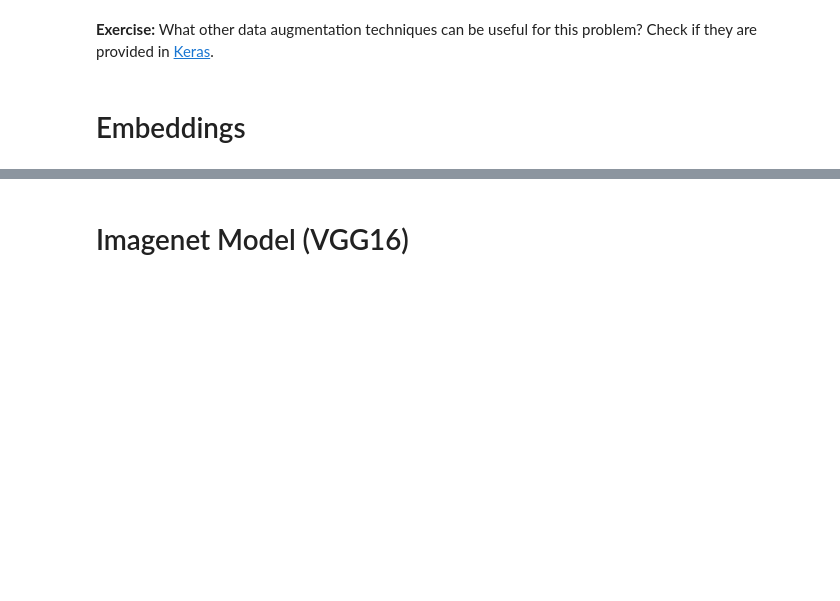
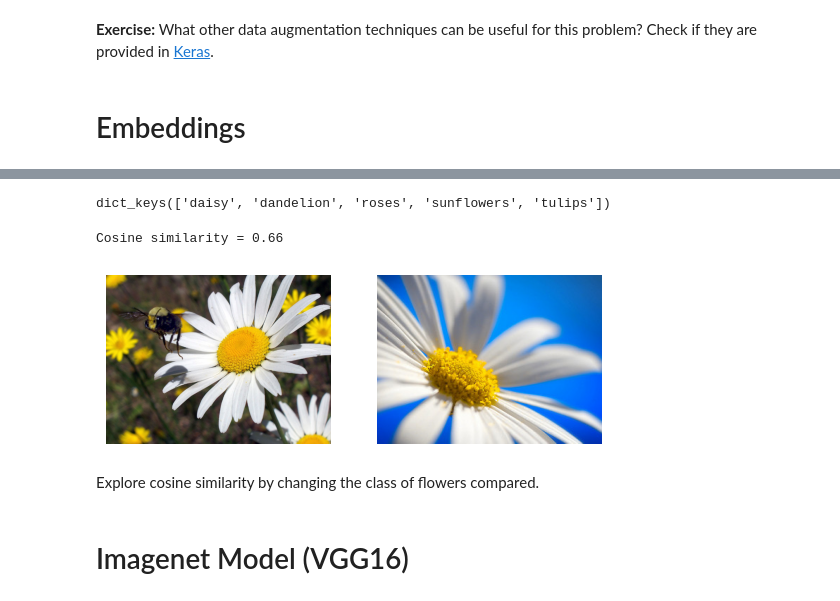
Before and after one commit to joseph-hellerstein/ai_in_practice, a Jupyter notebook: notebooks/AI_in_Practice_Day1_3_Transfer_Learning.ipynb, the cells around one changed output, grey strips where cells are left out. Cells and saved outputs as stored; diff of their text form; code cells hidden in the pictures; blank space fills up the shorter version.

Commit message:
Include embeddings with transfer learning.

```diff
--- a/notebooks/AI_in_Practice_Day1_3_Transfer_Learning.ipynb
+++ b/notebooks/AI_in_Practice_Day1_3_Transfer_Learning.ipynb
@@ -307,0 +304,22 @@ The training and validation behavior start to look more similar!
+# %%
+from tensorflow.keras.applications.resnet50 import ResNet50, preprocess_input  # type: ignore
+from tensorflow.keras.preprocessing.image import img_to_array  # type: ignore
+
+# Load the pretrained model (embeddings only, no top classification layer)
+model = ResNet50(weights="imagenet", include_top=False, pooling="avg")
+
+# Function to extract embeddings from an image
+def extract_embedding(image_path):
+    image = Image.open(image_path).convert("RGB")
+    image = image.resize((224, 224))  # Keras models expect a fixed input size
+    image_array = img_to_array(image)
+    image_array = np.expand_dims(image_array, axis=0)  # Add batch dimension
+    image_array = preprocess_input(image_array)  # Applies ImageNet normalization
+    embedding = model.predict(image_array, verbose=0)
+    return embedding.squeeze()
+
+# Example usage
+embedding = extract_embedding(IMAGE_PATH_DCT['daisy'][0])
+print(embedding.shape)
+print("\n\nFirst 10 elements of the embedding vector:")
+embedding[:10]
@@ -328,6 +357,31 @@ The result is a value between -1 and 1 that we can interpret easily:
 Notice that the cosine similarity will output values between 0 and 1 when the input vectors are positive. This is how we most commonly use it to compare embeddings. It's advantageous that it's bounded between these two values for similar and  It's also important to know that there are many other ways that we can use to compute distance between vectors, with the [Euclidean distance](https://en.wikipedia.org/wiki/Euclidean_distance) being an alternative. The cosine similarity is strongly preferred over the Euclidean distance on many information-retrieval tasks as it is indifferent to the magnitude of the embedding vectors.
 
 We can implement the cosine similarity using Numpy and the following code:
+# %%
+IMAGE_PATH_DCT.keys()
+# %% [output]
+dict_keys(['daisy', 'dandelion', 'roses', 'sunflowers', 'tulips'])
+# %%
+def get_random_image_from_class(cls):
+    idx = np.random.randint(0, len(IMAGE_PATH_DCT[cls]))
+    image_path = IMAGE_PATH_DCT[cls][idx]
+    return image_path, extract_embedding(image_path)
+def print_cosine_similarity(embedding_a, embedding_b):
+    embedding_ap = embedding_a.reshape(1, -1)
+    embedding_bp = embedding_b.reshape(1, -1)
+    cos = cosine_similarity(embedding_ap, embedding_bp)[0, 0]
+    result = f'Cosine similarity = {cos:.2f}'
+    print(result)
+##
+a_image_path, a_embedding = get_random_image_from_class('daisy')
+b_image_path, b_embedding = get_random_image_from_class('daisy')
+print_cosine_similarity(a_embedding, b_embedding)
+show_pair(Image.open(a_image_path), Image.open(b_image_path))
+# %% [output]
+Cosine similarity = 0.66
+[figure, added]
+# %% [markdown]
+Explore cosine similarity by changing the class of flowers compared.
 # %% [markdown]
 # Imagenet Model (VGG16)
 # %% [markdown]
```
Also changed, not shown: parts of 30 cells of this notebook.
